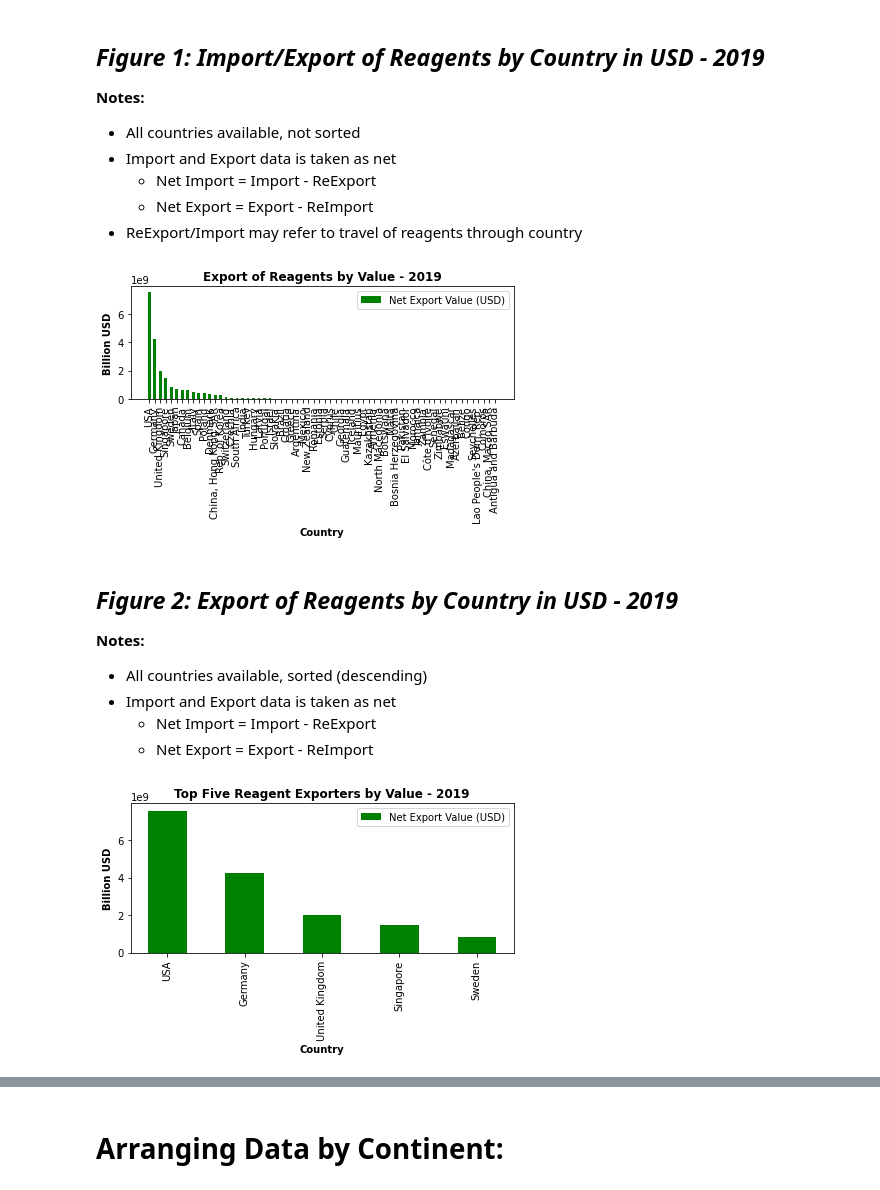
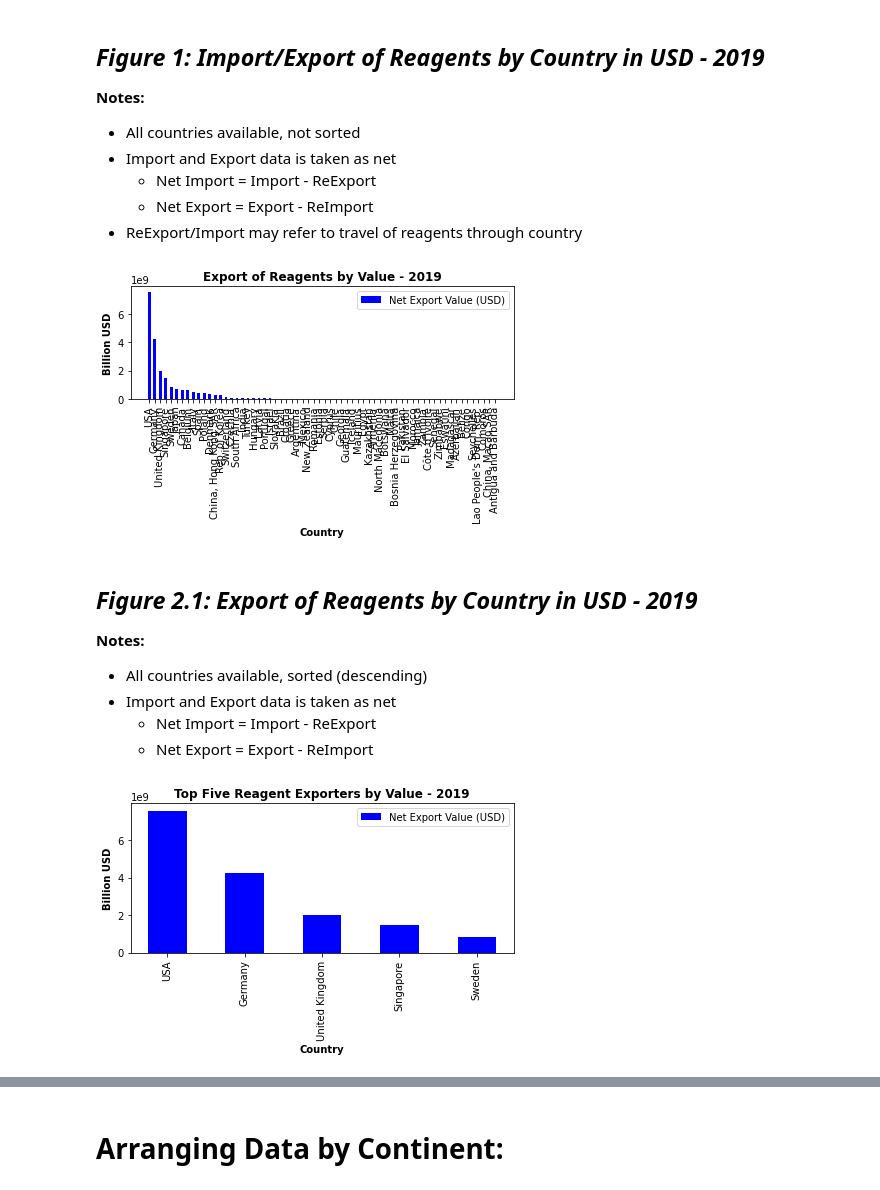
Before and after one commit to J-E-J-S/ReagentDataScraper, a Jupyter notebook: ReagentDataNotebook.ipynb, the cells around one changed output, grey strips where cells are left out. Saved outputs shown, nothing was run; the diff lists cells and outputs as text; code cells hidden in the pictures.

```diff
--- a/ReagentDataNotebook.ipynb
+++ b/ReagentDataNotebook.ipynb
@@ -214,7 +220,7 @@ desc_export = graphing_data_desc[1]
 index = np.arange(len(desc_countries))
 width = 0.50
 
-plt.bar(index, desc_export, width, color='green', label='Net Export Value (USD)')
+plt.bar(index, desc_export, width, color='blue', label='Net Export Value (USD)')
 plt.title('Export of Reagents by Value - 2019', fontweight='bold')
 
 plt.ylabel('Billion USD', fontweight = 'bold')
@@ -225,9 +231,9 @@ plt.legend(loc='best')
 plt.tight_layout()
 plt.show()
 # %% [output]
-[figure, old version]
+[figure, new version]
 # %% [markdown]
-*Figure 2: Export of Reagents by Country in USD - 2019*
+*Figure 2.1: Export of Reagents by Country in USD - 2019*
 -------------------------------------------------------------------------------------------
 **Notes:**
 * All countries available, sorted (descending)
@@ -237,26 +243,26 @@ plt.show()
 # %%
 %matplotlib inline
 graphing_data_desc = Descending_export(graphing_data_2019)
 
 desc_countries = graphing_data_desc[0]
 top_countries = desc_countries[0:5]
 
 desc_export = graphing_data_desc[1]
 top_export_values = desc_export[0:5]
 
 index = np.arange(len(top_countries))
 width = 0.50
 
-plt.bar(index, top_export_values, width, color='green', label='Net Export Value (USD)')
+plt.bar(index, top_export_values, width, color='blue', label='Net Export Value (USD)')
 plt.title('Top Five Reagent Exporters by Value - 2019', fontweight='bold')
 
 plt.ylabel('Billion USD', fontweight = 'bold')
 plt.xlabel('Country', fontweight = 'bold')
 plt.xticks(index, top_countries, rotation='vertical')
 plt.legend(loc='best')
 
 plt.tight_layout()
 plt.show()
 # %% [output]
-[figure, old version]
+[figure, new version]
 # %% [markdown]
```
Also changed, not shown: parts of 12 cells of this notebook.
